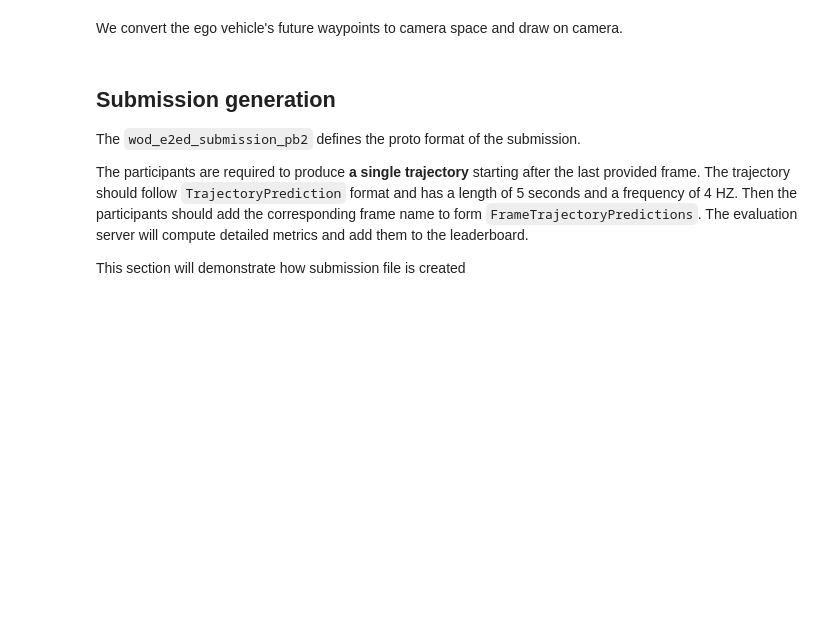
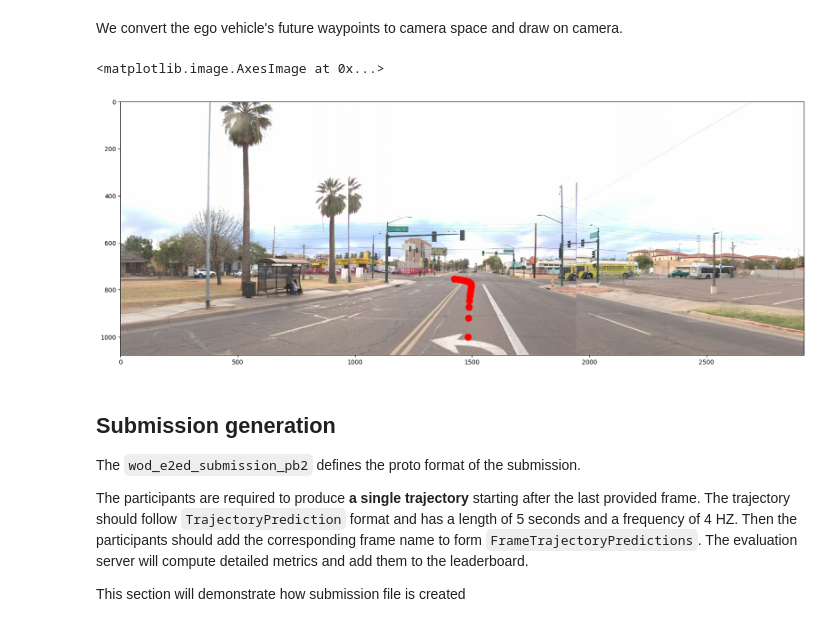
Before and after one commit to Aaylen/Waymo-Challenge, a Jupyter notebook: tutorial_vision_based_e2e_driving.ipynb, the cells around one changed output. Drawn from its saved outputs; the diff is of its cells as text; code cells hidden in the pictures; blank space fills up the shorter version.

```diff
--- a/tutorial_vision_based_e2e_driving.ipynb
+++ b/tutorial_vision_based_e2e_driving.ipynb
@@ -160,11 +183,14 @@ We convert the ego vehicle's future waypoints to camera space and draw on camera
 # %%
 images_with_drawn_points = []
 for i in range(len(front3_camera_calibration_list)):
   waypoints_camera_space = project_vehicle_to_image(vehicle_pose, front3_camera_calibration_list[i], future_waypoints_matrix)
-  images_with_drawn_points.append(draw_points_on_image(front3_camera_image_list[i], waypoints_camera_space, size=30))
+  images_with_drawn_points.append(draw_points_on_image(front3_camera_image_list[i], waypoints_camera_space, size=15))
 concatenated_image = np.concatenate(images_with_drawn_points, axis=1)
 plt.figure(figsize=(20, 20))
 plt.imshow(concatenated_image)
+# %% [output]
+<matplotlib.image.AxesImage at 0x...>
+[figure, added]
 # %% [markdown]
 ## Submission generation
 
```
Also changed, not shown: parts of 13 cells of this notebook, 3 other files.
